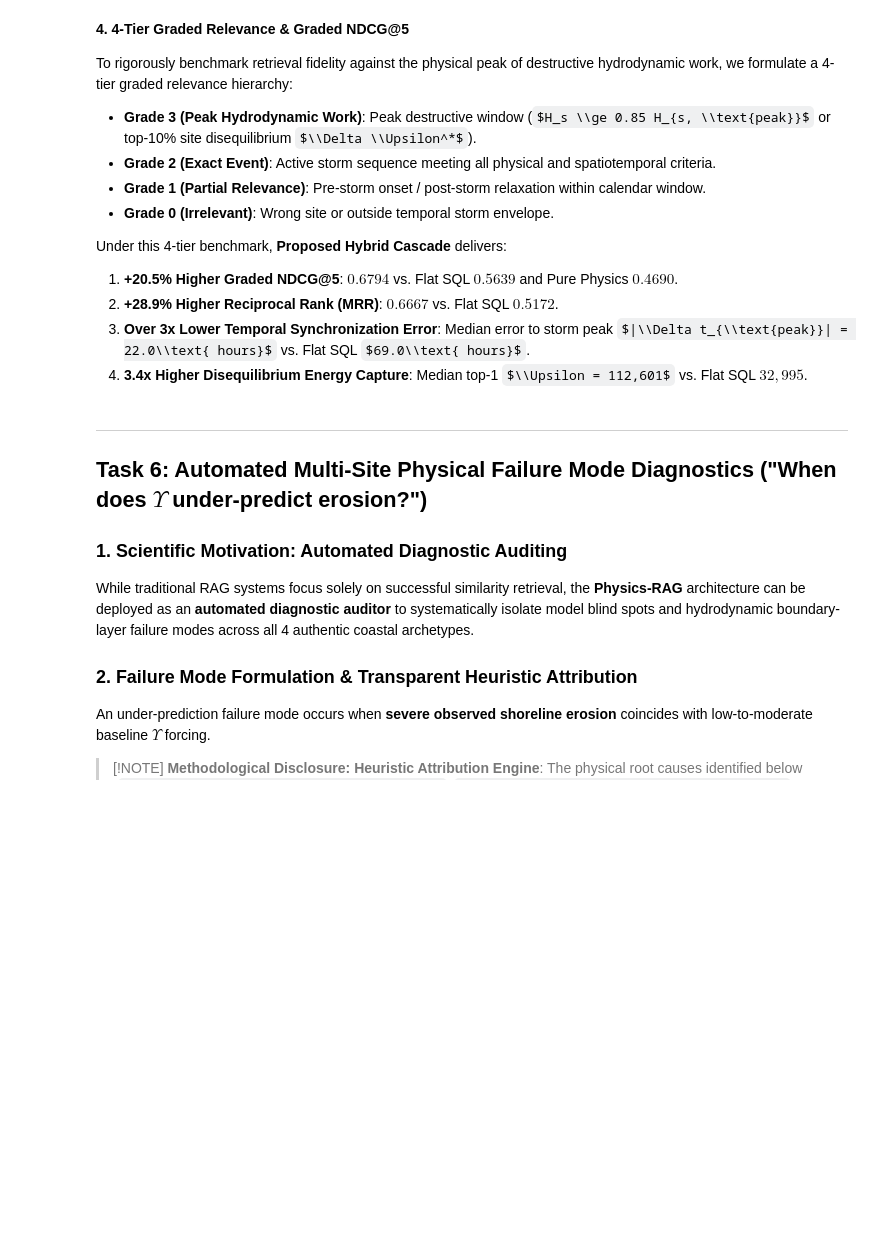
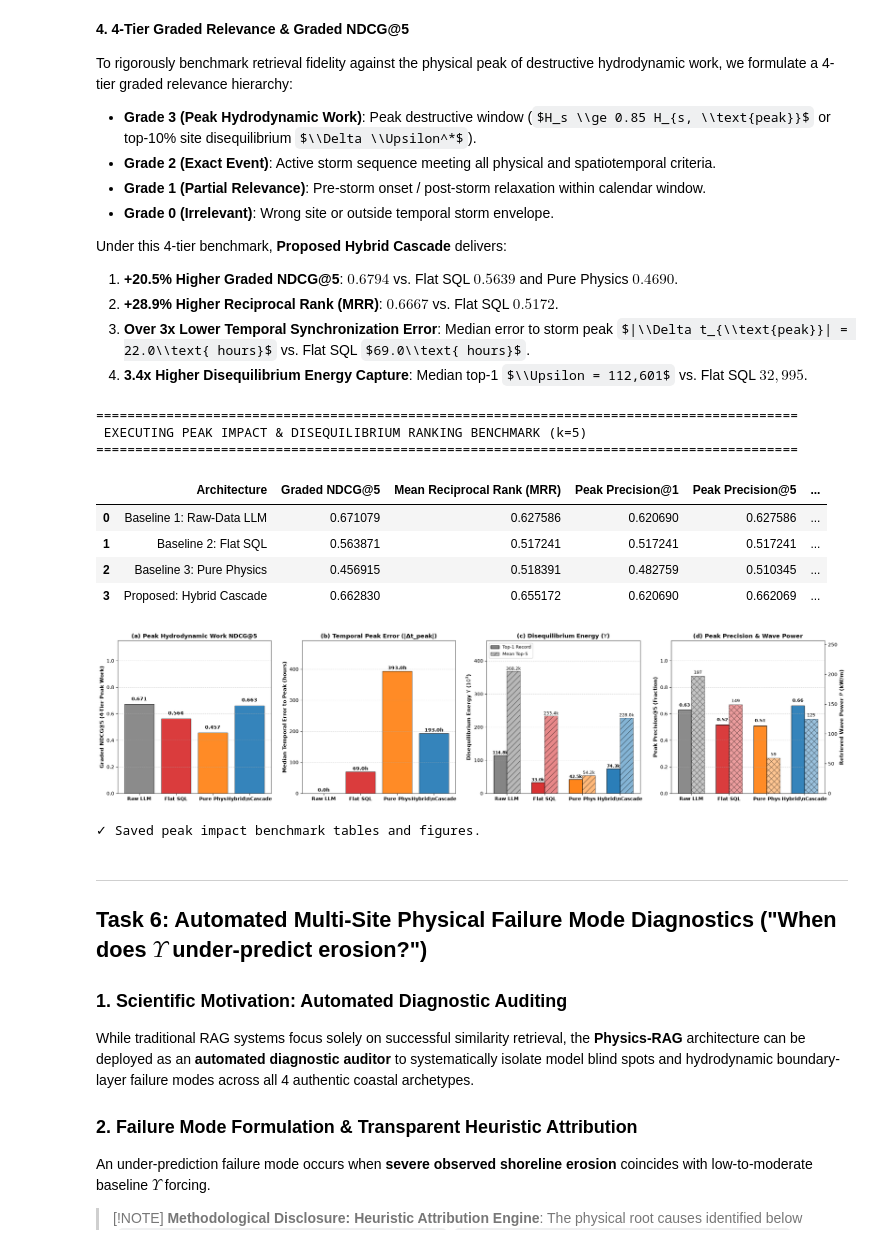
Before and after one commit to sam-tritto/unified-coastal-erosion-index, a Jupyter notebook: 04_Physics_RAG_Deployment.ipynb, the cells around one changed output. Drawn from its saved outputs; the diff is of its cells as text; code cells hidden in the pictures; some formulas as TeX source; blank space fills up the shorter version.

Commit message:
refactor: update physics RAG source code, deployment notebook, and benchmark figures

```diff
--- a/04_Physics_RAG_Deployment.ipynb
+++ b/04_Physics_RAG_Deployment.ipynb
@@ -977,7 +1071,7 @@ for b in b_top5:
 
 axes[2].set_xticks(x)
 axes[2].set_xticklabels(labels_short, fontweight="bold", fontsize=10)
-axes[2].set_ylabel(r"Disequilibrium Energy $\\Upsilon$ ($10^3$)", fontweight="bold", fontsize=11)
+axes[2].set_ylabel(r"Disequilibrium Energy $\Upsilon$ ($10^3$)", fontweight="bold", fontsize=11)
 axes[2].set_title(r"(c) Disequilibrium Energy ($\Upsilon$)", fontweight="bold", fontsize=12)
 axes[2].grid(True, linestyle="--", alpha=0.5, axis="y")
 axes[2].legend(frameon=True, facecolor="white", loc="upper left", fontsize=9.0)
@@ -989,33 +1083,44 @@ power_vals = df_peak_summary["Mean Top-5 Wave Power (kW/m)"].values
 
 ax4_twin = axes[3].twinx()
 b_p5 = axes[3].bar(x - w/2, p5_vals, w, label="Peak Precision@5", color=colors, alpha=0.9, edgecolor="black")
 b_pwr = ax4_twin.bar(x + w/2, power_vals, w, label="Mean Wave Power", color=colors, alpha=0.45, edgecolor="black", hatch="xx")
 
 for b in b_p5:
     h = b.get_height()
     axes[3].text(b.get_x() + b.get_width()/2.0, h + 0.02, f"{h:.2f}", ha="center", va="bottom", fontweight="bold", fontsize=9)
 for b in b_pwr:
     h = b.get_height()
     ax4_twin.text(b.get_x() + b.get_width()/2.0, h + 2.0, f"{h:.0f}", ha="center", va="bottom", fontsize=9)
 
 axes[3].set_xticks(x)
 axes[3].set_xticklabels(labels_short, fontweight="bold", fontsize=10)
 axes[3].set_ylabel("Peak Precision@5 (Fraction)", fontweight="bold", fontsize=11)
 ax4_twin.set_ylabel("Retrieved Wave Power $P$ (kW/m)", fontweight="bold", fontsize=11)
 axes[3].set_title("(d) Peak Precision & Wave Power", fontweight="bold", fontsize=12)
 axes[3].set_ylim(0, 1.15)
 ax4_twin.set_ylim(0, max(power_vals) * 1.3)
 axes[3].grid(True, linestyle="--", alpha=0.5, axis="y")
 
 plt.tight_layout()
 plt.show()
 
 # 2. Save Publication Artifacts
 os.makedirs("reports/tables", exist_ok=True)
 os.makedirs("reports/figures", exist_ok=True)
 df_peak_summary.to_csv("reports/tables/peak_impact_disequilibrium_benchmark.csv", index=False)
 fig.savefig("reports/figures/figure_peak_impact_disequilibrium_advantage.png", dpi=300, bbox_inches="tight")
 print("✓ Saved peak impact benchmark tables and figures.")
+# %% [output]
+==========================================================================================
+ EXECUTING PEAK IMPACT & DISEQUILIBRIUM RANKING BENCHMARK (k=5)
+==========================================================================================
+|  | Architecture | Graded NDCG@5 | Mean Reciprocal Rank (MRR) | Peak Precision@1 | Peak Precision@5 | ... |
+| 0 | Baseline 1: Raw-Data LLM | 0.671079 | 0.627586 | 0.620690 | 0.627586 | ... |
+| 1 | Baseline 2: Flat SQL | 0.563871 | 0.517241 | 0.517241 | 0.517241 | ... |
+| 2 | Baseline 3: Pure Physics | 0.456915 | 0.518391 | 0.482759 | 0.510345 | ... |
+| 3 | Proposed: Hybrid Cascade | 0.662830 | 0.655172 | 0.620690 | 0.662069 | ... |
+[figure, added]
+✓ Saved peak impact benchmark tables and figures.
 # %% [markdown]
 ---
 ## Task 6: Automated Multi-Site Physical Failure Mode Diagnostics ("When does $\Upsilon$ under-predict erosion?")
```
Also changed, not shown: parts of 11 cells of this notebook, 4 other files.
